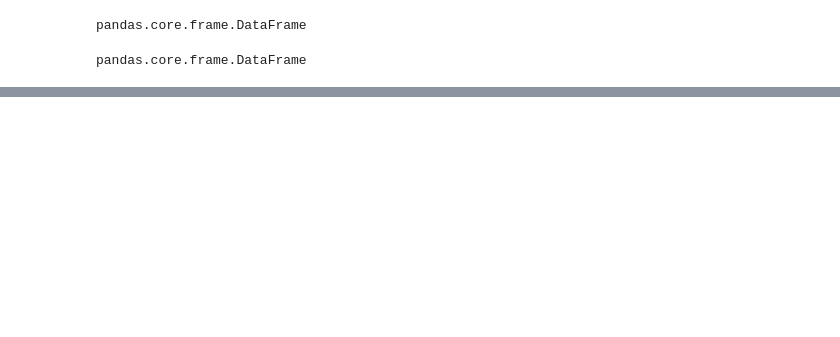
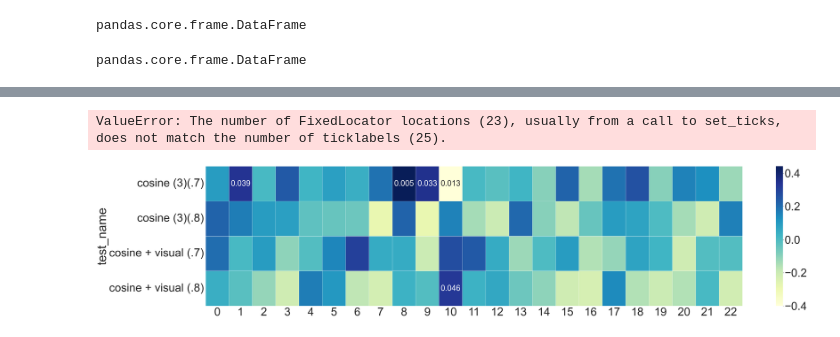
Before and after one commit to CatherineHenry/multiplex_network, a Jupyter notebook: src/heatmaps.ipynb, the cells around one changed output, grey strips where cells are left out. Saved outputs shown, nothing was run; the diff lists cells and outputs as text; code cells hidden in the pictures; blank space fills up the shorter version.

```diff
--- a/src/heatmaps.ipynb
+++ b/src/heatmaps.ipynb
@@ -153,0 +130,2 @@ plt.savefig('heatmap.png',  facecolor ="w", pad_inches = 1)
+# %%
+cos_an = create_annotation(cos_p_value, 4, 23)
@@ -153,0 +145,19 @@ plt.savefig('heatmap.png',  facecolor ="w", pad_inches = 1)
+# %%
+cos_annotations = cos_anns.astype(str)
+cos_annotations[np.isnan(cos_anns)] = ""
+# %%
+fig, co = plt.subplots(figsize=(70,15))
+
+sns.set(font_scale=6)
+co = sns.heatmap( df, annot=cos_annotations, fmt=".5s", cmap="YlGnBu", annot_kws={"size": 46}, linewidths=.5, ax=co)
+co.set_xticklabels(ax.get_xmajorticklabels(), fontsize = 65)
+co.set_yticklabels(ax.get_ymajorticklabels(), fontsize = 65)
+# sns.set(font_scale=2)
+# ax.legend(fontsize=35)
+# sns.set(font_scale=16) # font size 2
+
+
+plt.savefig('cos_heatmap.png',  facecolor ="w", pad_inches = 1)
+# %% [output]
+ValueError: The number of FixedLocator locations (23), usually from a call to set_ticks, does not match the number of ticklabels (25).
+[figure, added]
```
Also changed, not shown: parts of 10 cells of this notebook.
